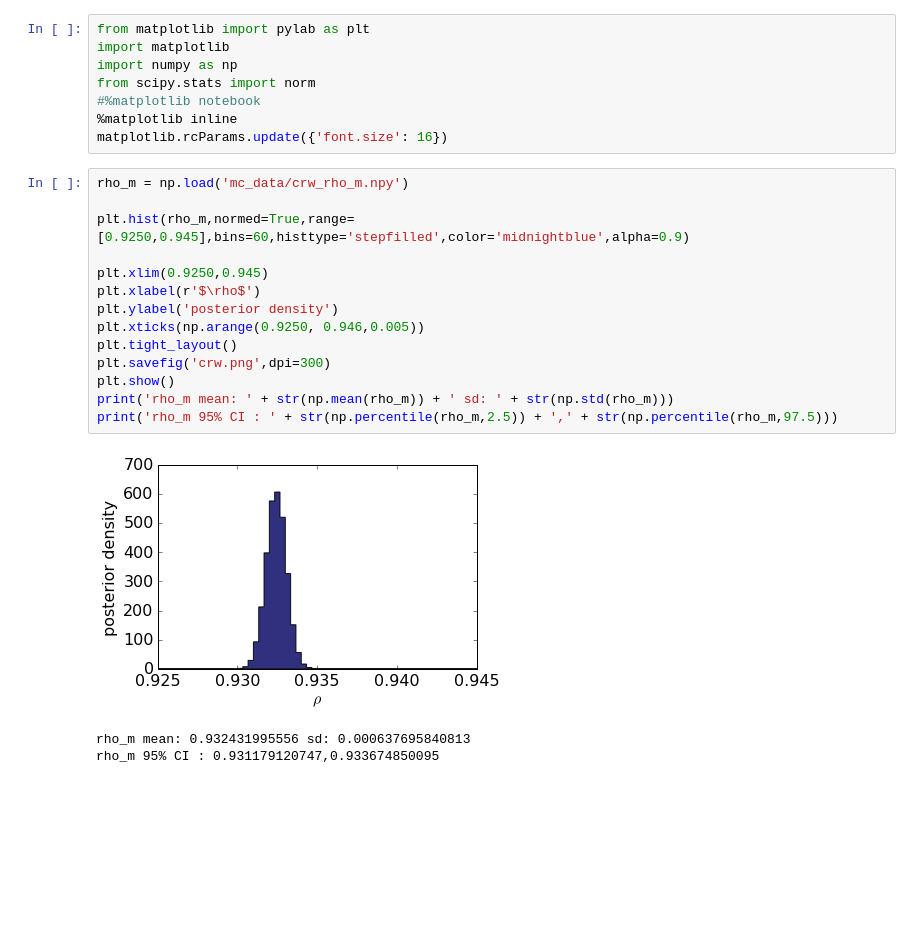
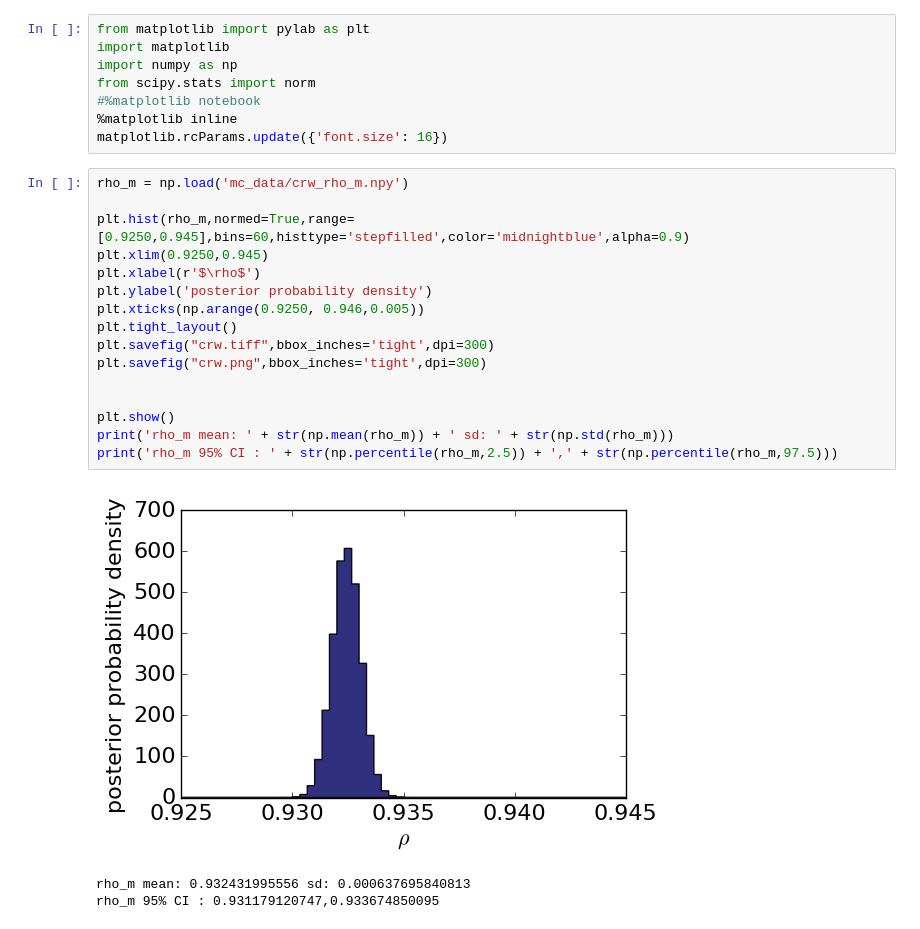
Before and after one commit to ctorney/dolphinUnion, a Jupyter notebook: analysis/movement/model_selection/histPlotsNB.ipynb, the cells around one changed output. Drawn from its saved outputs; the diff is of its cells as text; blank space fills up the shorter version.

```diff
--- a/analysis/movement/model_selection/histPlotsNB.ipynb
+++ b/analysis/movement/model_selection/histPlotsNB.ipynb
@@ -9,19 +9,21 @@ matplotlib.rcParams.update({'font.size': 16})
 # %%
 rho_m = np.load('mc_data/crw_rho_m.npy')
 
 plt.hist(rho_m,normed=True,range=[0.9250,0.945],bins=60,histtype='stepfilled',color='midnightblue',alpha=0.9)
-
 plt.xlim(0.9250,0.945)
 plt.xlabel(r'$\rho$')
-plt.ylabel('posterior density')
+plt.ylabel('posterior probability density')
 plt.xticks(np.arange(0.9250, 0.946,0.005))
 plt.tight_layout()
-plt.savefig('crw.png',dpi=300)
+plt.savefig("crw.tiff",bbox_inches='tight',dpi=300)
+plt.savefig("crw.png",bbox_inches='tight',dpi=300)
+
+
 plt.show()
 print('rho_m mean: ' + str(np.mean(rho_m)) + ' sd: ' + str(np.std(rho_m)))
 print('rho_m 95% CI : ' + str(np.percentile(rho_m,2.5)) + ',' + str(np.percentile(rho_m,97.5)))
 # %% [output]
-[figure, old version]
+[figure, new version]
 rho_m mean: 0.932431995556 sd: 0.000637695840813
 rho_m 95% CI : 0.931179120747,0.933674850095
 # %%
```
Also changed, not shown: parts of 12 cells of this notebook, 1 other file.
